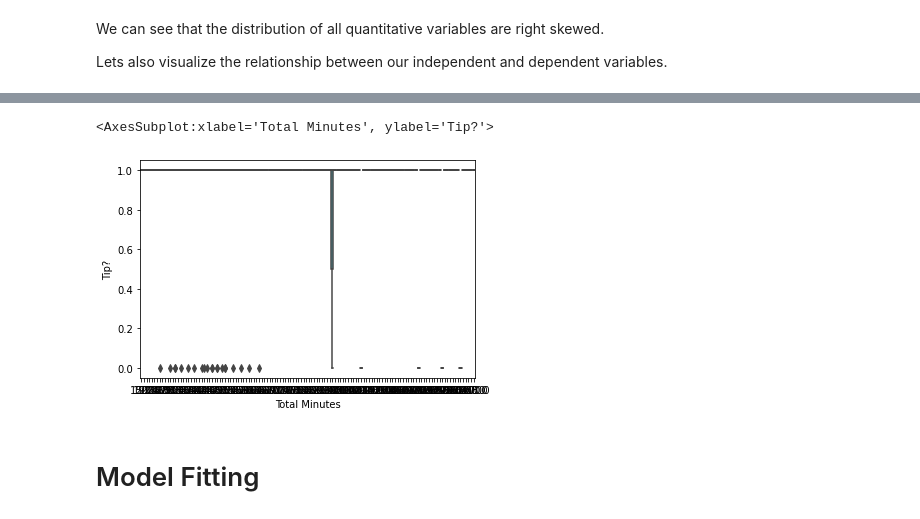
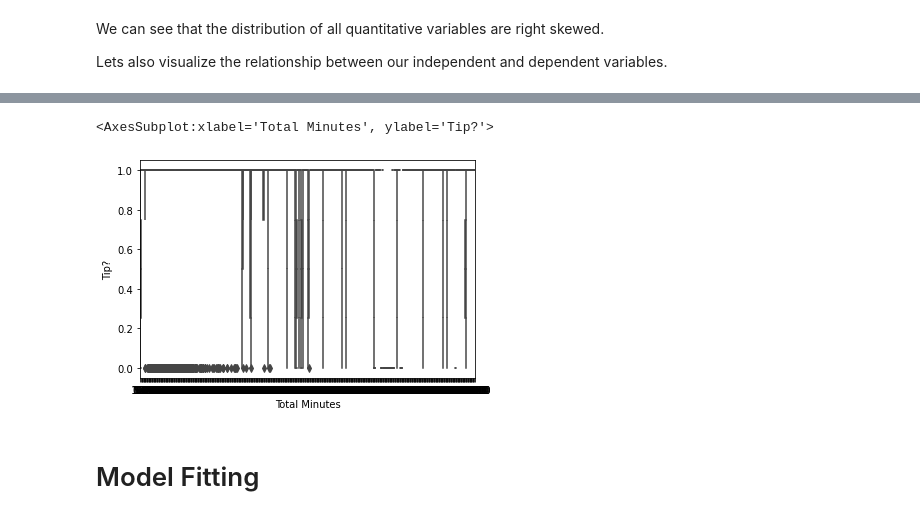
Before and after one commit to cakuang1/DDs3tosf, a Jupyter notebook: eda.ipynb, the cells around one changed output, grey strips where cells are left out. Saved outputs shown, nothing was run; the diff lists cells and outputs as text; code cells hidden in the pictures.

```diff
--- a/eda.ipynb
+++ b/eda.ipynb
@@ -195,6 +195,3 @@ import sys
 import os
 sys.path.append(os.path.abspath('../utils'))
 from utils import helpers
-# %%
-df = io.imp_file('raw','1')
-df
@@ -295,8 +272,8 @@ finalv
 # %%
-sns.boxplot(x='Total Minutes', y='Tip?', data=finalv)
+sns.boxplot(x='Total Minutes', y='Tip?', data=current)
 # %% [output]
 <AxesSubplot:xlabel='Total Minutes', ylabel='Tip?'>
-[figure, old version]
+[figure, new version]
 # %% [markdown]
 # Model Fitting
 # %% [markdown]
```
Also changed, not shown: parts of 19 cells of this notebook, 1 other file.
